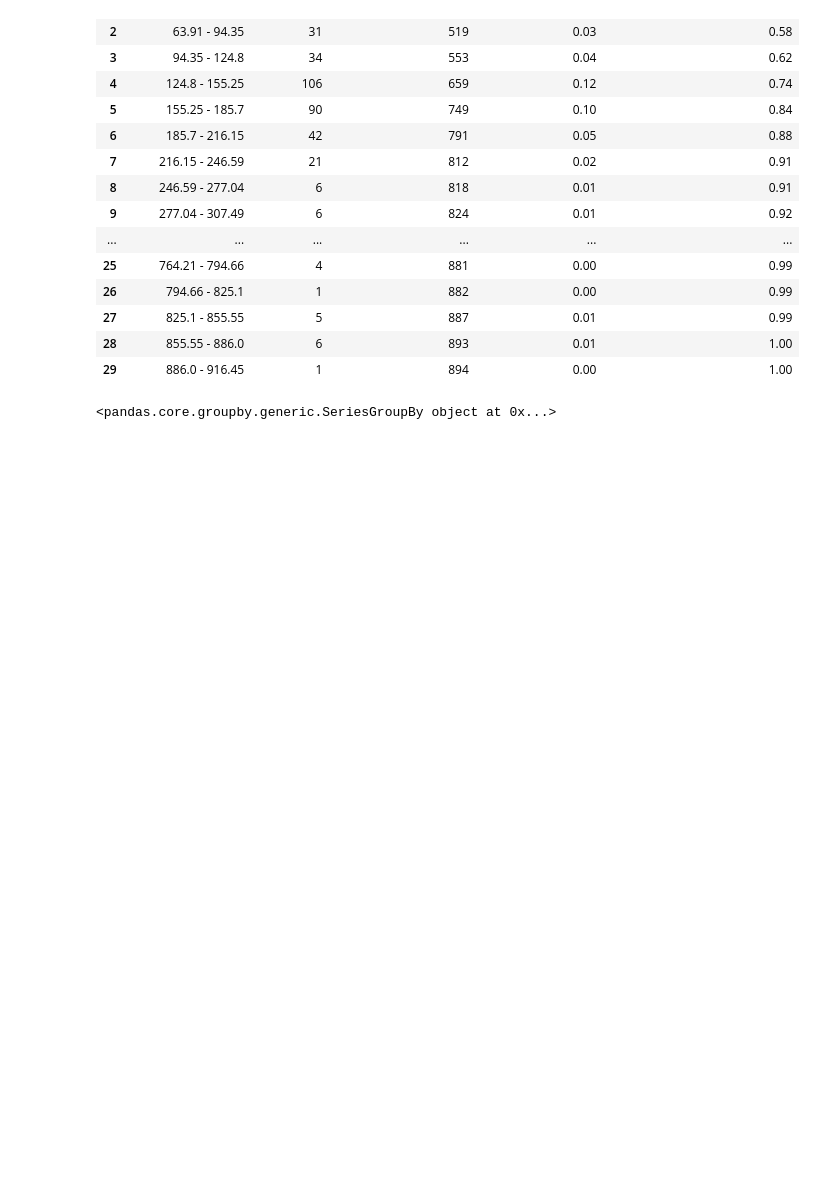
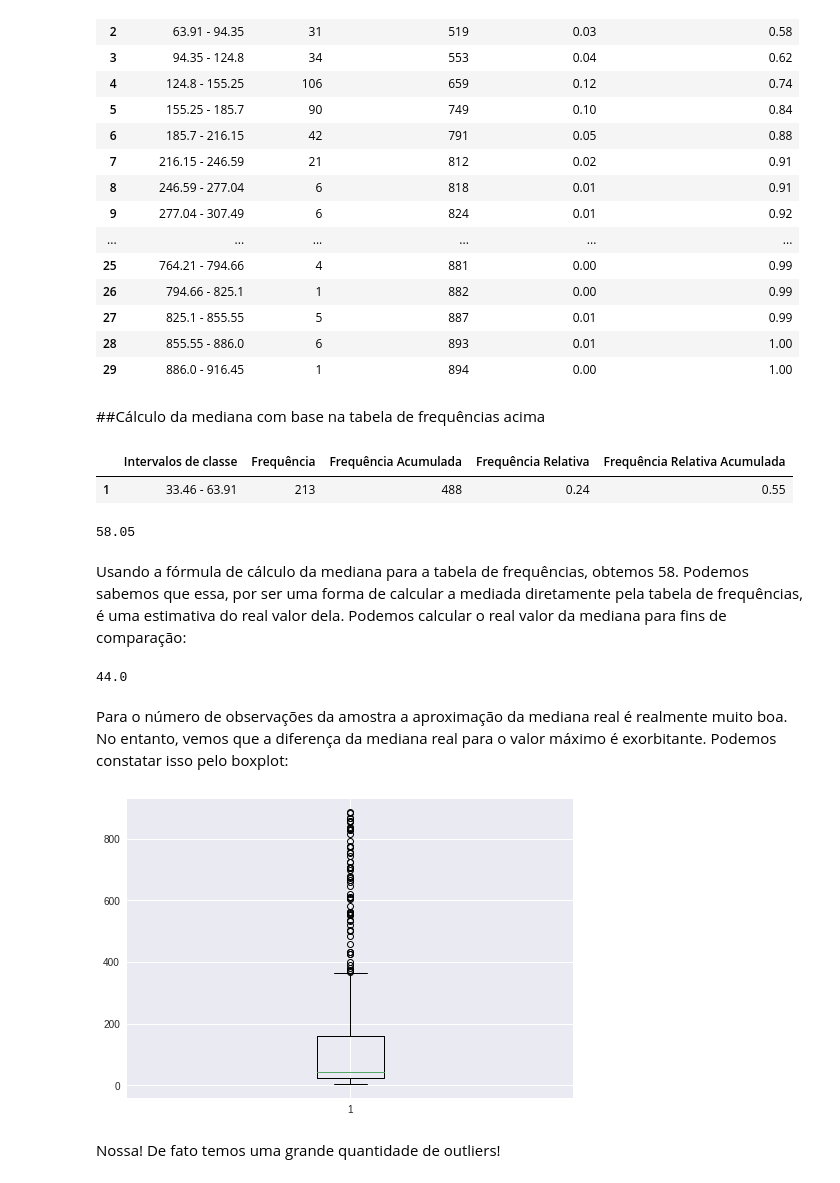
Before and after one commit to shl0mo/AnaliseDados_DIO-Pandas, a Jupyter notebook: AnaliseDados_DIO_Pandas.ipynb, the cells around one changed output. Drawn from its saved outputs; the diff is of its cells as text; code cells hidden in the pictures; blank space fills up the shorter version.

```diff
--- a/AnaliseDados_DIO_Pandas.ipynb
+++ b/AnaliseDados_DIO_Pandas.ipynb
@@ -1059,7 +1062,46 @@ See the caveats in the documentation: https://pandas.pydata.org/pandas-docs/stab
 | 27 | 825.1 - 855.55 | 5 | 887 | 0.01 | 0.99 |
 | 28 | 855.55 - 886.0 | 6 | 893 | 0.01 | 1.00 |
 | 29 | 886.0 - 916.45 | 1 | 894 | 0.00 | 1.00 |
-# %%
-df.groupby(df['Classes'])['Vendas']
-# %% [output]
-<pandas.core.groupby.generic.SeriesGroupBy object at 0x...>
+# %% [markdown]
+##Cálculo da mediana com base na tabela de frequências acima
+# %%
+#Definição da classe mediana:
+indice_mediana = ceil(df.shape[0]/2)
+classe_mediana = df_freq[df_freq['Frequência Acumulada'] >= indice_mediana].head(1)
+classe_mediana
+# %% [output]
+|  | Intervalos de classe | Frequência | Frequência Acumulada | Frequência Relativa | Frequência Relativa Acumulada |
+| 1 | 33.46 - 63.91 | 213 | 488 | 0.24 | 0.55 |
+# %%
+#Função par o cálculo da mediana da tabela:
+def md_tab_freq_cont(df, df_freq):
+  indice_mediana = ceil(df.shape[0]/2)
+  cls_mediana = df_freq[df_freq['Frequência Acumulada'] >= indice_mediana].head(1)
+  n_2 = ceil(df.shape[0]/2)
+  LI_md = float(str(cls_mediana['Intervalos de classe']).split(' - ')[0].split(' ')[-1])
+  LS_md = float(str(cls_mediana['Intervalos de classe']).split(' - ')[-1].split('\n')[0])
+  h_md = round(LS_md - LI_md, 2)
+  NAnt_md = int(str(df_freq.iloc[cls_mediana.index - 1]['Frequência Acumulada']).split('\n')[0].split(' ')[-1])
+  N_md = int(str(cls_mediana['Frequência']).split('\n')[0].split(' ')[-1])
+  md = LI_md + (n_2 - NAnt_md)*(h_md)/(N_md)
+  return round(md,2)
+
+md = md_tab_freq_cont(df, df_freq)
+md
+# %% [output]
+58.05
+# %% [markdown]
+Usando a fórmula de cálculo da mediana para a tabela de frequências, obtemos 58. Podemos sabemos que essa, por ser uma forma de calcular a mediada diretamente pela tabela de frequências, é uma estimativa do real valor dela. Podemos calcular o real valor da mediana para fins de comparação:
+# %%
+#Cálculo da mediana da tabela:
+df['Vendas'].median()
+# %% [output]
+44.0
+# %% [markdown]
+Para o número de observações da amostra a aproximação da mediana real é realmente muito boa. No entanto, vemos que a diferença da mediana real para o valor máximo é exorbitante. Podemos constatar isso pelo boxplot:
+# %%
+plt.boxplot(df.Vendas);
+# %% [output]
+[figure, added]
+# %% [markdown]
+Nossa! De fato temos uma grande quantidade de outliers!
```
Also changed, not shown: parts of 45 cells of this notebook.
